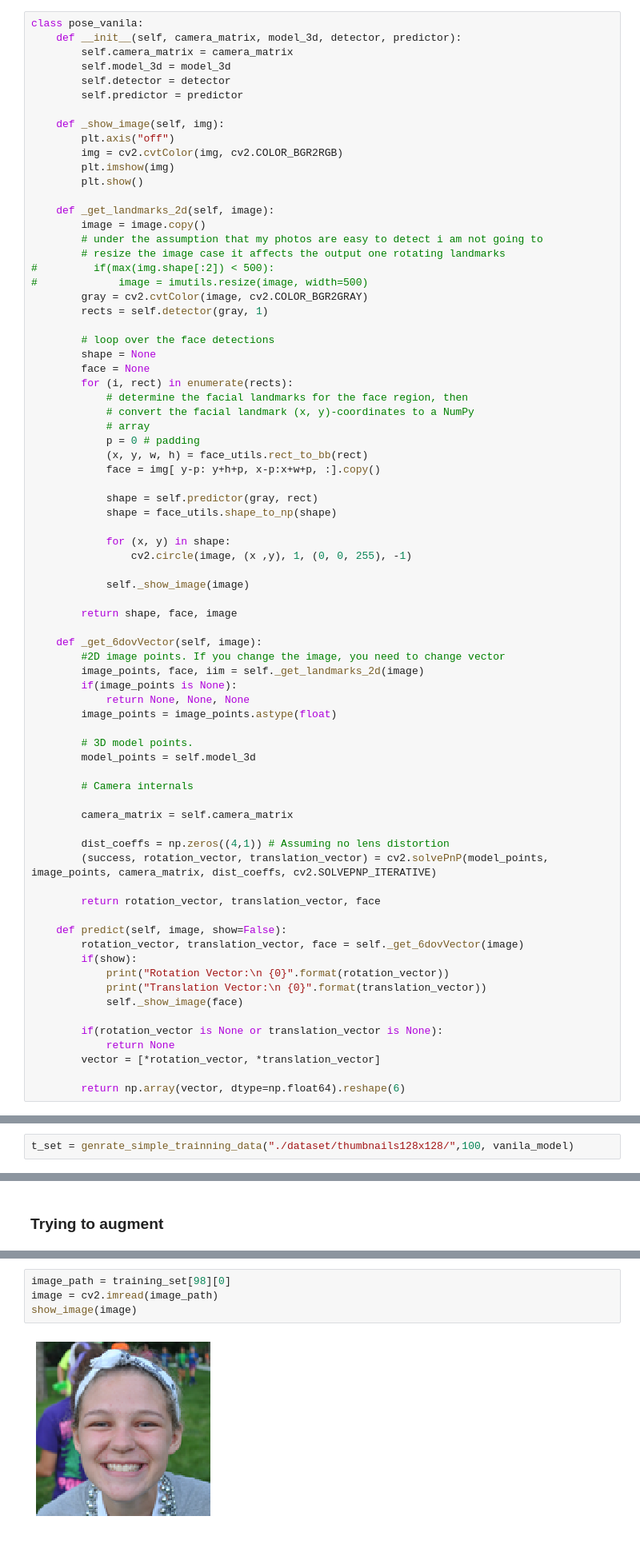
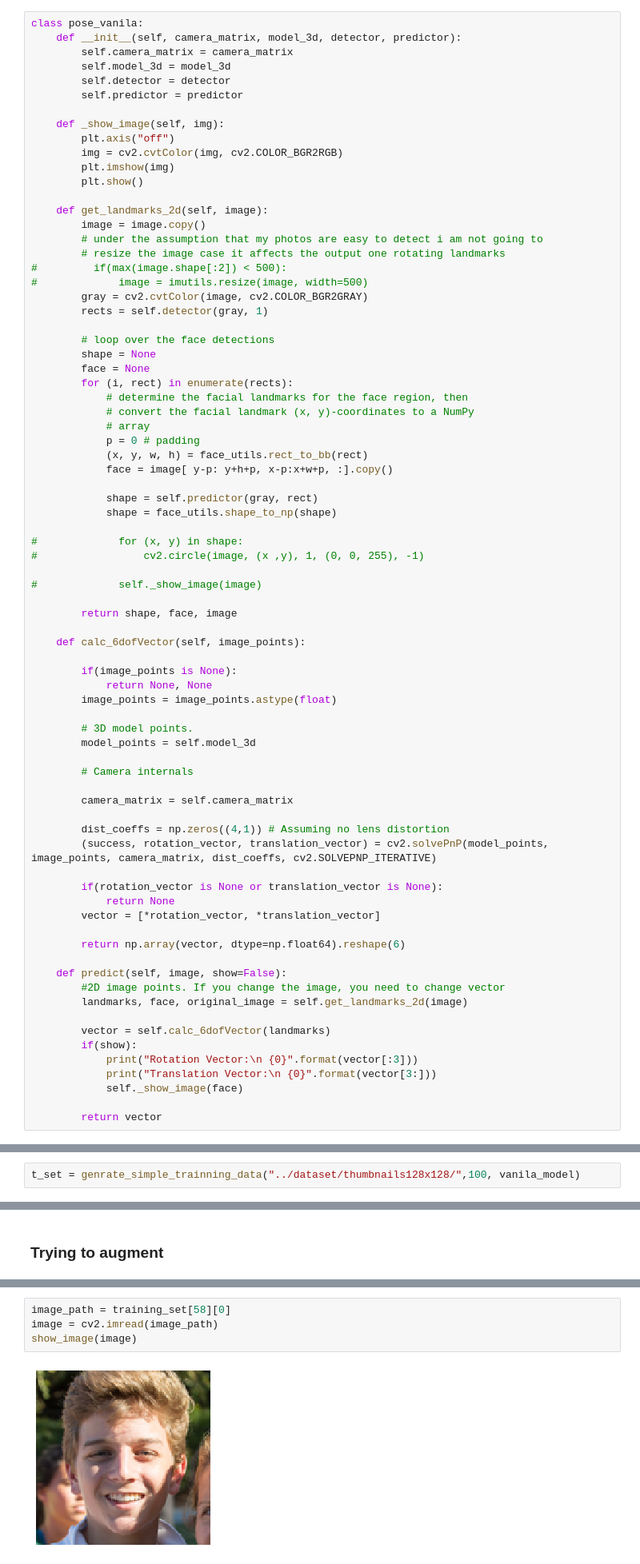
Before and after one commit to havershlomi/PoseNet, a Jupyter notebook: calc_pose_with_3dface.ipynb, the cells around one changed output, grey strips where cells are left out. Shown at 80% size. Cells and saved outputs as stored; diff of their text form.

```diff
--- a/calc_pose_with_3dface.ipynb
+++ b/calc_pose_with_3dface.ipynb
@@ -233,11 +227,11 @@ class pose_vanila:
         plt.imshow(img)
         plt.show()
 
-    def _get_landmarks_2d(self, image):
+    def get_landmarks_2d(self, image):
         image = image.copy()
         # under the assumption that my photos are easy to detect i am not going to
         # resize the image case it affects the output one rotating landmarks
-#         if(max(img.shape[:2]) < 500):
+#         if(max(image.shape[:2]) < 500):
 #             image = imutils.resize(image, width=500)
         gray = cv2.cvtColor(image, cv2.COLOR_BGR2GRAY)
         rects = self.detector(gray, 1)
@@ -251,23 +245,22 @@ class pose_vanila:
             # array
             p = 0 # padding
             (x, y, w, h) = face_utils.rect_to_bb(rect)
-            face = img[ y-p: y+h+p, x-p:x+w+p, :].copy()
+            face = image[ y-p: y+h+p, x-p:x+w+p, :].copy()
 
             shape = self.predictor(gray, rect)
             shape = face_utils.shape_to_np(shape)
 
-            for (x, y) in shape:
-                cv2.circle(image, (x ,y), 1, (0, 0, 255), -1)
+#             for (x, y) in shape:
+#                 cv2.circle(image, (x ,y), 1, (0, 0, 255), -1)
 
-            self._show_image(image)
+#             self._show_image(image)
 
         return shape, face, image
 
-    def _get_6dovVector(self, image):
-        #2D image points. If you change the image, you need to change vector
-        image_points, face, iim = self._get_landmarks_2d(image)
+    def calc_6dofVector(self, image_points):
+
         if(image_points is None):
-            return None, None, None
+            return None, None
         image_points = image_points.astype(float)
 
         # 3D model points.
@@ -280,20 +273,23 @@ class pose_vanila:
         dist_coeffs = np.zeros((4,1)) # Assuming no lens distortion
         (success, rotation_vector, translation_vector) = cv2.solvePnP(model_points, image_points, camera_matrix, dist_coeffs, cv2.SOLVEPNP_ITERATIVE)
 
-        return rotation_vector, translation_vector, face
-
-    def predict(self, image, show=False):
-        rotation_vector, translation_vector, face = self._get_6dovVector(image)
-        if(show):
-            print("Rotation Vector:\n {0}".format(rotation_vector))
-            print("Translation Vector:\n {0}".format(translation_vector))
-            self._show_image(face)
-
         if(rotation_vector is None or translation_vector is None):
             return None
         vector = [*rotation_vector, *translation_vector]
 
         return np.array(vector, dtype=np.float64).reshape(6)
+
+    def predict(self, image, show=False):
+        #2D image points. If you change the image, you need to change vector
+        landmarks, face, original_image = self.get_landmarks_2d(image)
+
+        vector = self.calc_6dofVector(landmarks)
+        if(show):
+            print("Rotation Vector:\n {0}".format(vector[:3]))
+            print("Translation Vector:\n {0}".format(vector[3:]))
+            self._show_image(face)
+
+        return vector
 # %%
 t1 = pose_vanila( model.out_A, model.model_TD, detector, predictor)
 # %%
@@ -484,7 +475,7 @@ def genrate_simple_trainning_data(root_path, sample, model):
     df = pd.DataFrame(data, columns = ['image_path', "rx","ry","rz","tx","ty","tz"])
     return df
 # %%
-t_set = genrate_simple_trainning_data("./dataset/thumbnails128x128/",100, vanila_model)
+t_set = genrate_simple_trainning_data("../dataset/thumbnails128x128/",100, vanila_model)
 # %%
 t_set
 # %% [output]
@@ -536,6 +570,6 @@ training_set[0]
 # %%
-image_path = training_set[98][0]
+image_path = training_set[58][0]
 image = cv2.imread(image_path)
 show_image(image)
 # %% [output]
-[figure, old version]
+[figure, new version]
```
Also changed, not shown: parts of 21 cells of this notebook, 1 other file.
